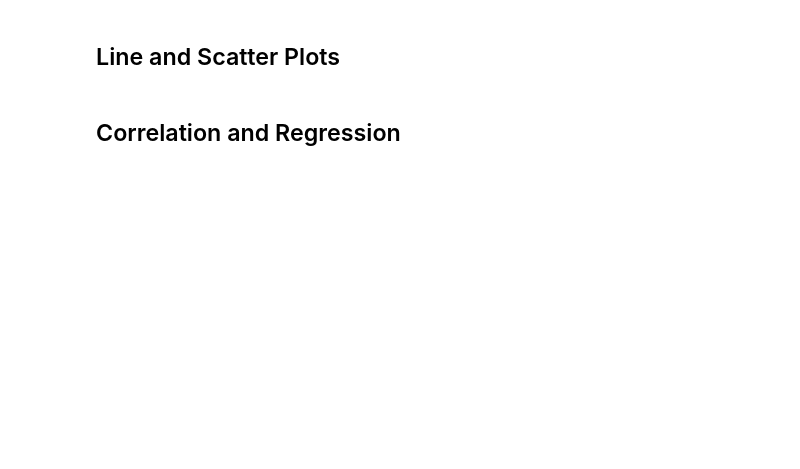
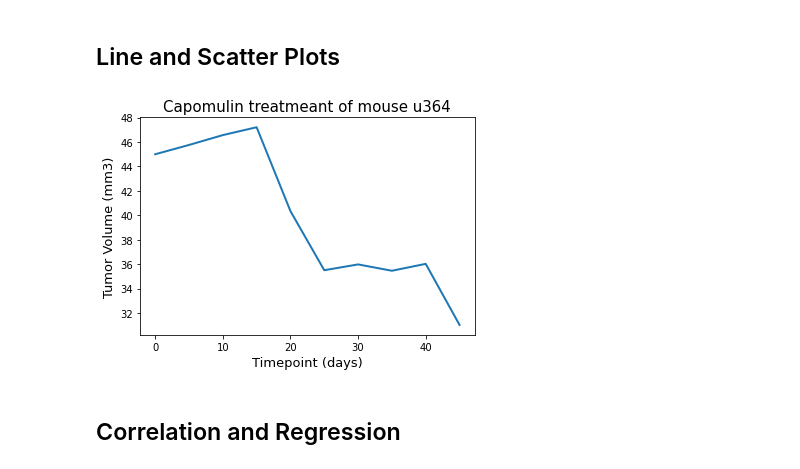
Before and after one commit to nathanunghwan/Pymaceuticals-analysis, a Jupyter notebook: pymaceuticals_starter.ipynb, the cells around one changed output. Saved outputs shown, nothing was run; the diff lists cells and outputs as text; code cells hidden in the pictures; blank space fills up the shorter version.

```diff
--- a/pymaceuticals_starter.ipynb
+++ b/pymaceuticals_starter.ipynb
@@ -270,2 +284,25 @@ Ceftamin, the outliers are: Series([], Name: Tumor Volume (mm3), dtype: float64)
+# %%
+# Generate a line plot of tumor volume vs. time point for a mouse treated with Capomulin
+
+
+capomulin_mouse=clean_data.loc[clean_data["Drug Regimen"] == "Capomulin",:]
+
+#select a mouse randomly
+#make mouse list with taking Capomulin
+id_list=list(capomulin_mouse["Mouse ID"].unique())
+# choose mouse id randomly
+random_choice=random.choice(id_list)
+certain_mouse=capomulin_mouse.loc[capomulin_mouse["Mouse ID"]==random_choice,:]
+x_axis=certain_mouse["Timepoint"]
+tumor_volume=certain_mouse["Tumor Volume (mm3)"]
+
+fig1, ax1 =plt.subplots()
+plt.title("Capomulin treatmeant of mouse" +" " + random_choice, fontsize =15)
+plt.plot(x_axis, tumor_volume, linewidth=2,color="#1f77b4")
+plt.xlabel("Timepoint (days)", fontsize =13)
+plt.ylabel("Tumor Volume (mm3)", fontsize =13)
+plt.show()
+# %% [output]
+[figure, added]
 # %% [markdown]
 ## Correlation and Regression
```
Also changed, not shown: parts of 11 cells of this notebook.
